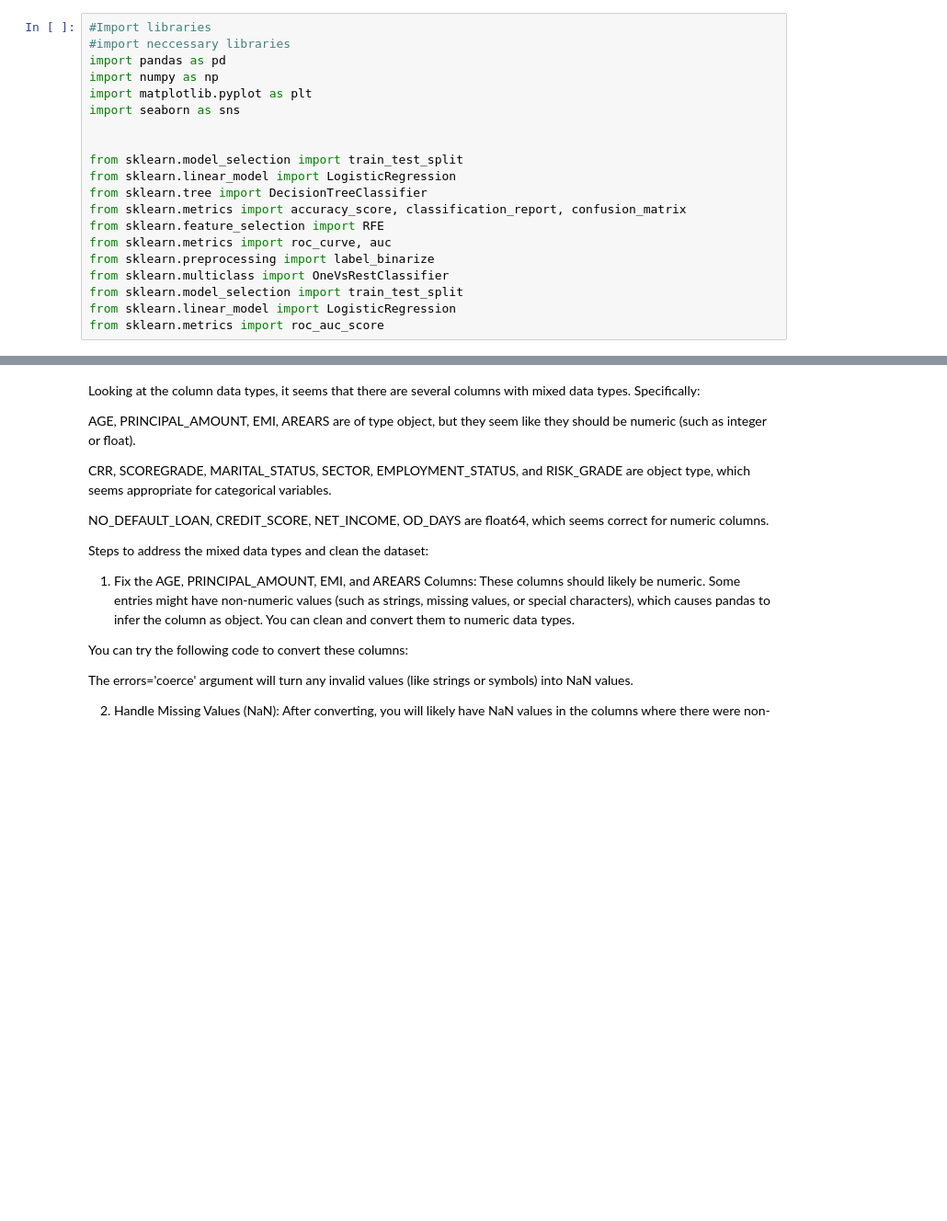
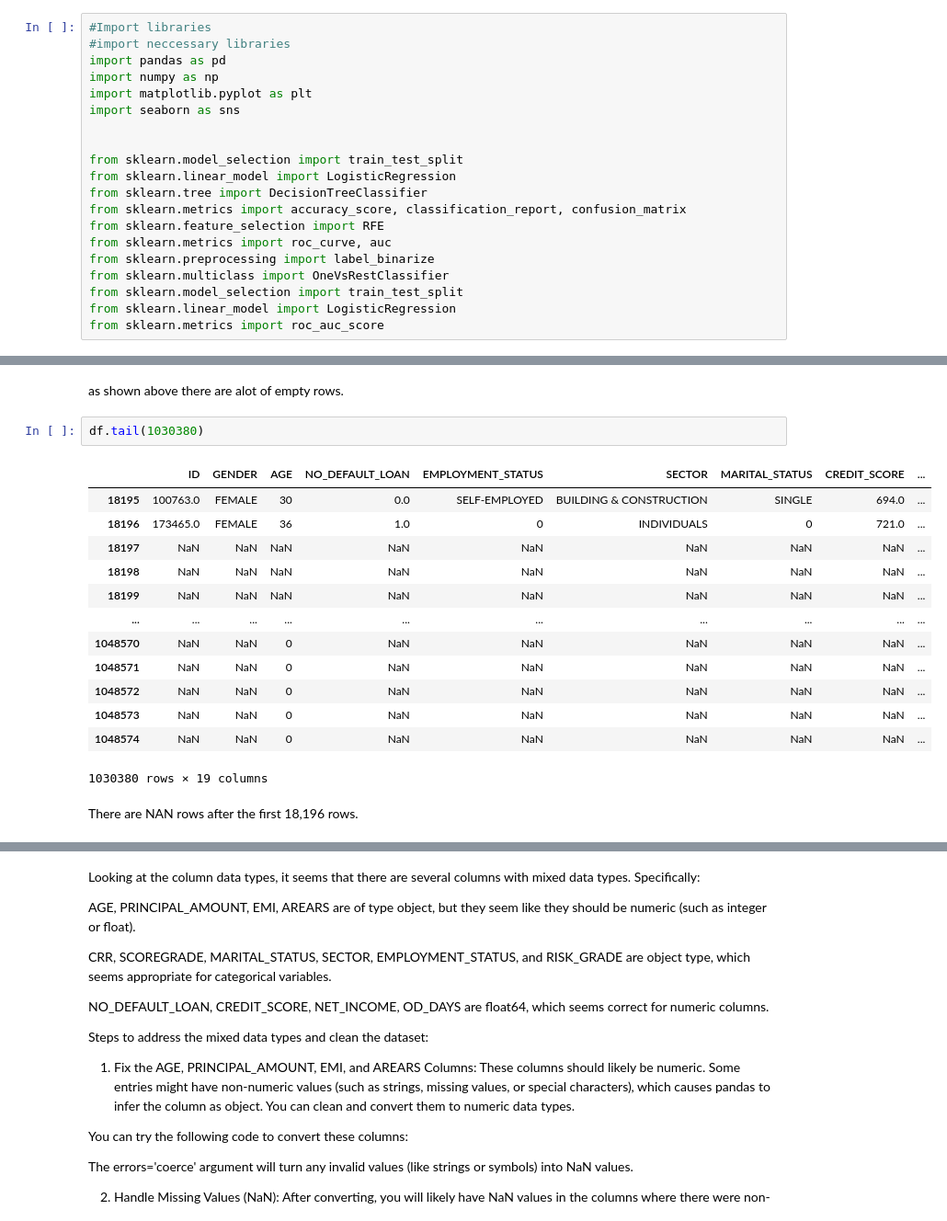
Before and after one commit to KaiFa254/SmartLender, a Jupyter notebook: notebooks/Betty.ipynb, the cells around one changed output, grey strips where cells are left out. Shown: that part at 92% size. Drawn from its saved outputs; the diff is of its cells as text; blank space fills up the shorter version.

```diff
--- a/notebooks/Betty.ipynb
+++ b/notebooks/Betty.ipynb
@@ -103,2 +64,22 @@ AREARS                       1033740
 LOAN_STATUS                  1030378
 dtype: int64
+# %% [markdown]
+as shown above there are alot of empty rows.
+# %%
+df.tail(1030380)
+# %% [output]
+|  | ID | GENDER | AGE | NO_DEFAULT_LOAN | EMPLOYMENT_STATUS | SECTOR | MARITAL_STATUS | CREDIT_SCORE | ... |
+| 18195 | 100763.0 | FEMALE | 30 | 0.0 | SELF-EMPLOYED | BUILDING & CONSTRUCTION | SINGLE | 694.0 | ... |
+| 18196 | 173465.0 | FEMALE | 36 | 1.0 | 0 | INDIVIDUALS | 0 | 721.0 | ... |
+| 18197 | NaN | NaN | NaN | NaN | NaN | NaN | NaN | NaN | ... |
+| 18198 | NaN | NaN | NaN | NaN | NaN | NaN | NaN | NaN | ... |
+| 18199 | NaN | NaN | NaN | NaN | NaN | NaN | NaN | NaN | ... |
+| ... | ... | ... | ... | ... | ... | ... | ... | ... | ... |
+| 1048570 | NaN | NaN | 0 | NaN | NaN | NaN | NaN | NaN | ... |
+| 1048571 | NaN | NaN | 0 | NaN | NaN | NaN | NaN | NaN | ... |
+| 1048572 | NaN | NaN | 0 | NaN | NaN | NaN | NaN | NaN | ... |
+| 1048573 | NaN | NaN | 0 | NaN | NaN | NaN | NaN | NaN | ... |
+| 1048574 | NaN | NaN | 0 | NaN | NaN | NaN | NaN | NaN | ... |
+1030380 rows × 19 columns
+# %% [markdown]
+There are NAN rows after the first 18,196 rows.
```
Also changed, not shown: parts of 12 cells of this notebook, 1 other file.
